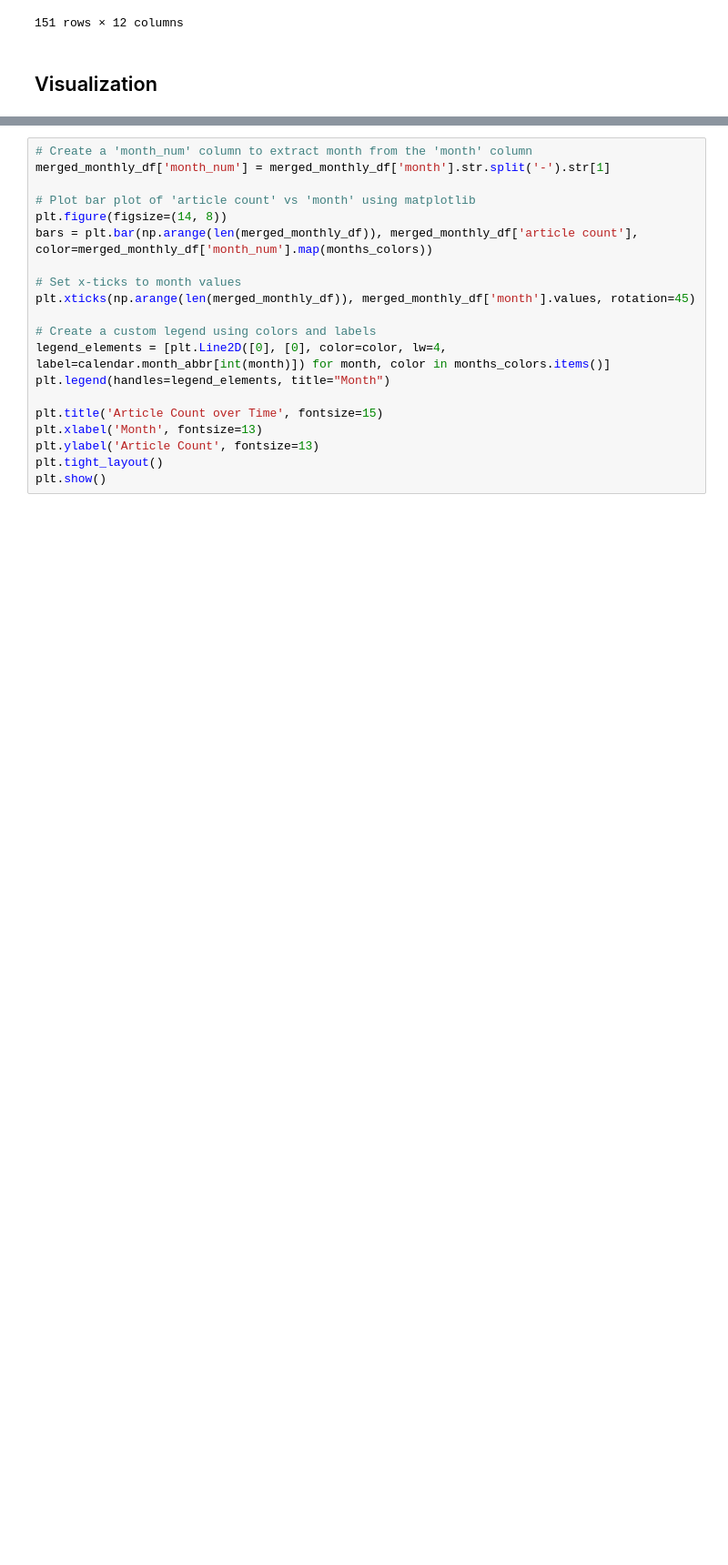
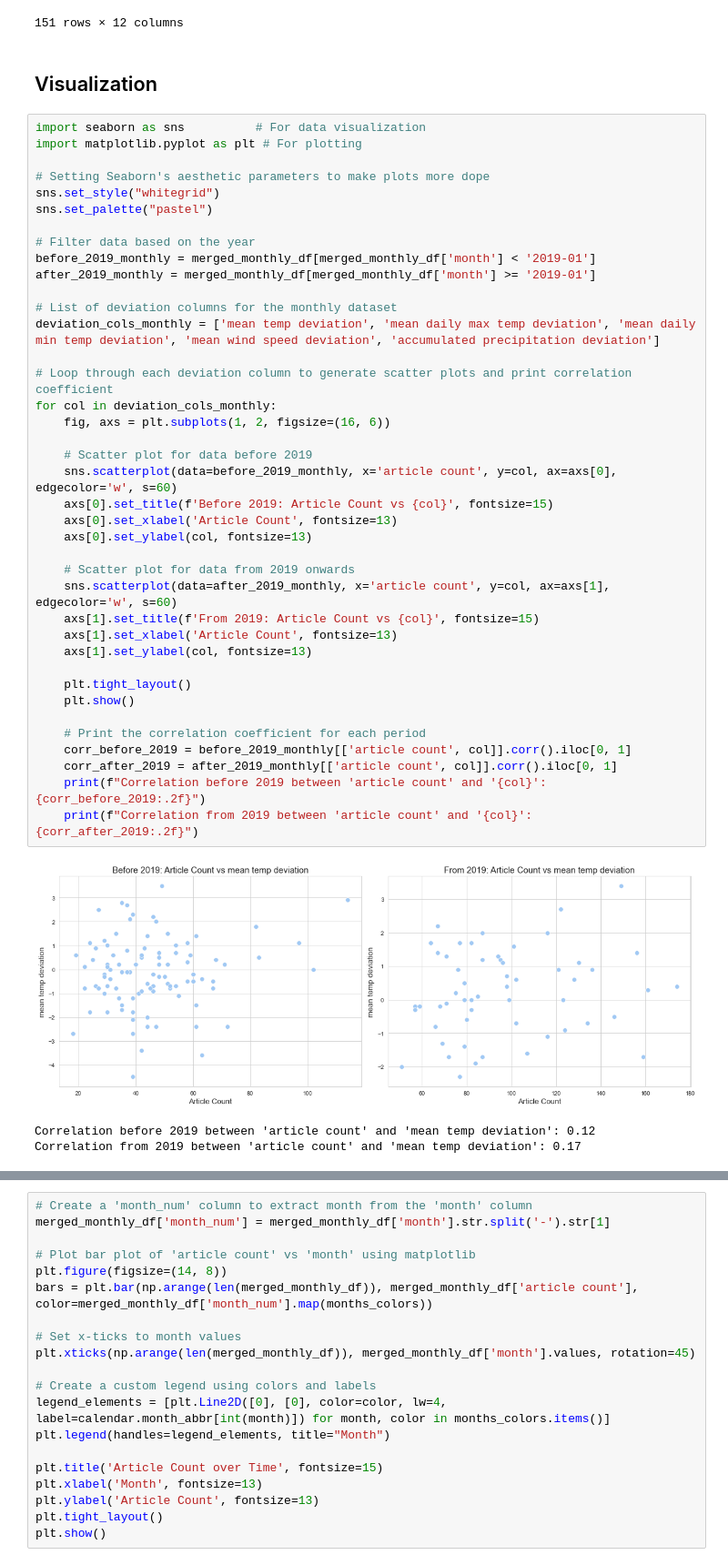
Before and after one commit to LyngeKjems/Climate-News-Project, a Jupyter notebook: Climate News Project/Merged_monthly_data.ipynb, the cells around one changed output, grey strips where cells are left out. Shown: that part at 91% size. Saved outputs shown, nothing was run; the diff lists cells and outputs as text; blank space fills up the shorter version.

```diff
--- a/Climate News Project/Merged_monthly_data.ipynb
+++ b/Climate News Project/Merged_monthly_data.ipynb
@@ -77,3 +77,46 @@ merged_monthly_df
 151 rows × 12 columns
 # %% [markdown]
 ## Visualization
+# %%
+import seaborn as sns          # For data visualization
+import matplotlib.pyplot as plt # For plotting
+
+# Setting Seaborn's aesthetic parameters to make plots more dope
+sns.set_style("whitegrid")
+sns.set_palette("pastel")
+
+# Filter data based on the year
+before_2019_monthly = merged_monthly_df[merged_monthly_df['month'] < '2019-01']
+after_2019_monthly = merged_monthly_df[merged_monthly_df['month'] >= '2019-01']
+
+# List of deviation columns for the monthly dataset
+deviation_cols_monthly = ['mean temp deviation', 'mean daily max temp deviation', 'mean daily min temp deviation', 'mean wind speed deviation', 'accumulated precipitation deviation']
+
+# Loop through each deviation column to generate scatter plots and print correlation coefficient
+for col in deviation_cols_monthly:
+    fig, axs = plt.subplots(1, 2, figsize=(16, 6))
+
+    # Scatter plot for data before 2019
+    sns.scatterplot(data=before_2019_monthly, x='article count', y=col, ax=axs[0], edgecolor='w', s=60)
+    axs[0].set_title(f'Before 2019: Article Count vs {col}', fontsize=15)
+    axs[0].set_xlabel('Article Count', fontsize=13)
+    axs[0].set_ylabel(col, fontsize=13)
+
+    # Scatter plot for data from 2019 onwards
+    sns.scatterplot(data=after_2019_monthly, x='article count', y=col, ax=axs[1], edgecolor='w', s=60)
+    axs[1].set_title(f'From 2019: Article Count vs {col}', fontsize=15)
+    axs[1].set_xlabel('Article Count', fontsize=13)
+    axs[1].set_ylabel(col, fontsize=13)
+
+    plt.tight_layout()
+    plt.show()
+
+    # Print the correlation coefficient for each period
+    corr_before_2019 = before_2019_monthly[['article count', col]].corr().iloc[0, 1]
+    corr_after_2019 = after_2019_monthly[['article count', col]].corr().iloc[0, 1]
+    print(f"Correlation before 2019 between 'article count' and '{col}': {corr_before_2019:.2f}")
+    print(f"Correlation from 2019 between 'article count' and '{col}': {corr_after_2019:.2f}")
+# %% [output]
+[figure, added]
+Correlation before 2019 between 'article count' and 'mean temp deviation': 0.12
+Correlation from 2019 between 'article count' and 'mean temp deviation': 0.17
```
Also changed, not shown: parts of 6 cells of this notebook, 6 other files.
